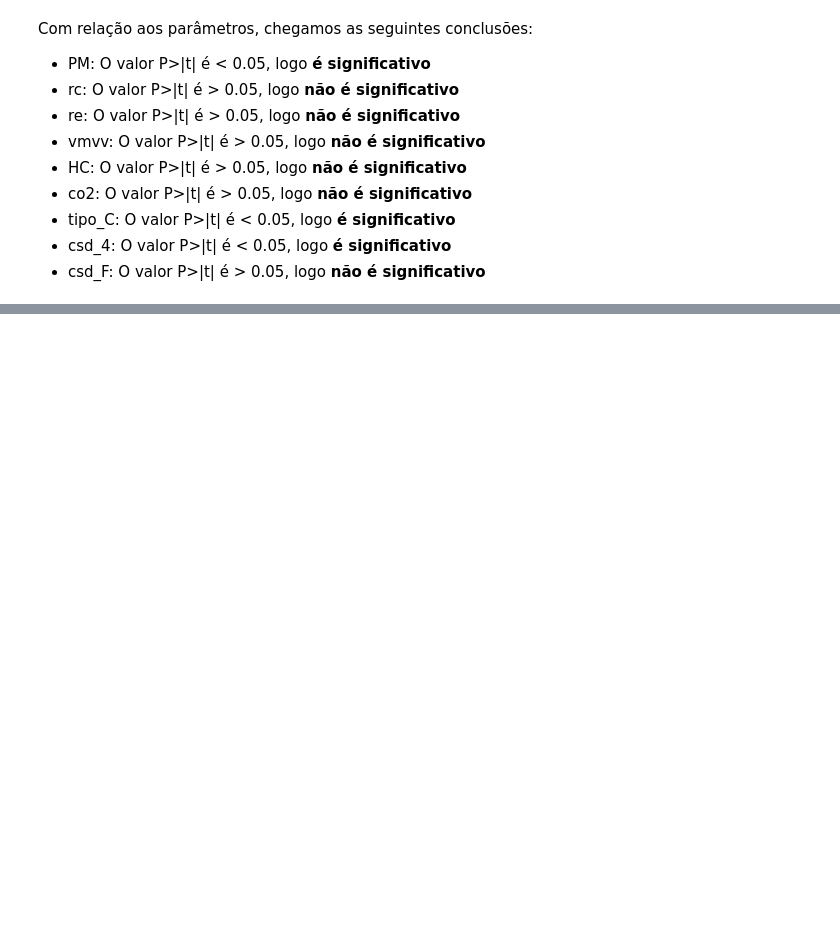
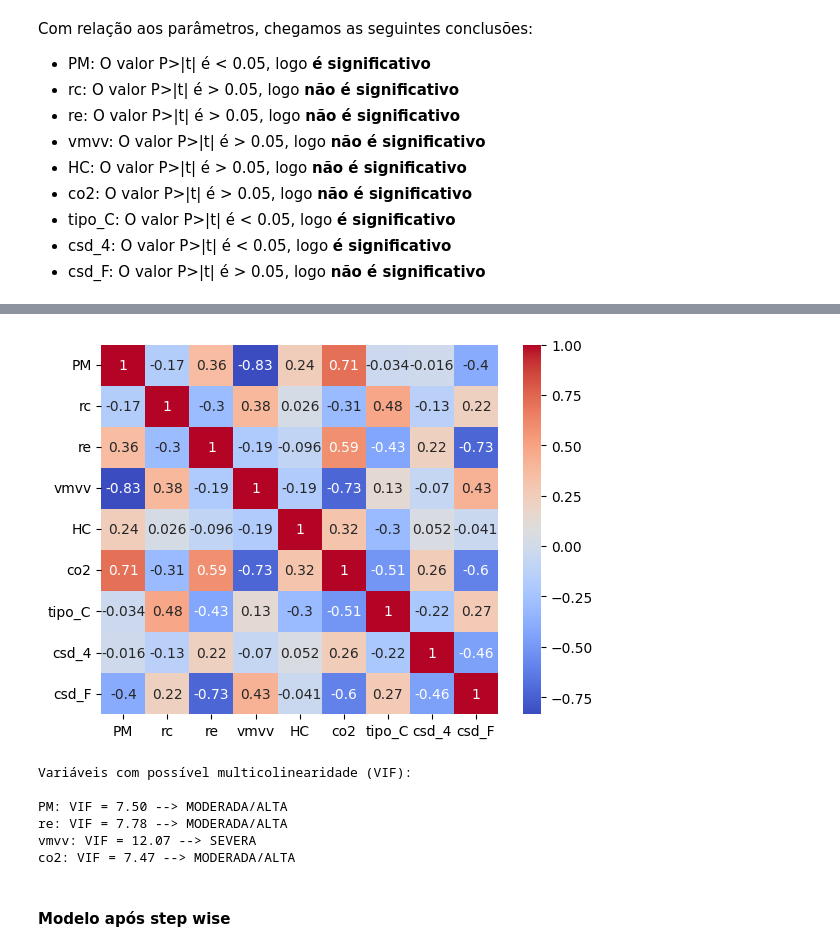
Before and after one commit to guiandradedev/tcd-car-consumption, a Jupyter notebook: analyze.ipynb, the cells around one changed output, grey strips where cells are left out. Cells and saved outputs as stored; diff of their text form; code cells hidden in the pictures; blank space fills up the shorter version.

```diff
--- a/analyze.ipynb
+++ b/analyze.ipynb
@@ -383,0 +516,17 @@ Com relação aos parâmetros, chegamos as seguintes conclusões:
+# %%
+X1 = df.drop(columns='mpg')
+
+X1 = sm.add_constant(X1)
+
+vif1 = pd.Series(
+    [variance_inflation_factor(X1.values, i)
+     for i in range(X1.shape[1])],
+    index=X1.columns
+)
+
+tolerance1 = 1 / vif1
+
+vif_tolerance = pd.concat([vif1, tolerance1],
+          axis=1,
+          keys=['VIF', 'Tolerance'])
+vif_tolerance
@@ -383,0 +545,33 @@ Com relação aos parâmetros, chegamos as seguintes conclusões:
+# %%
+corr = X1.drop(columns='const').corr()
+
+sns.heatmap(corr, annot=True, cmap='coolwarm')
+plt.show()
+# %% [output]
+[figure, added]
+# %%
+print("Variáveis com possível multicolinearidade (VIF):\n")
+
+for variavel, valor in vif1.items():
+
+    if variavel != 'const':
+
+        if valor > 10:
+            nivel = "SEVERA"
+
+        elif valor > 5:
+            nivel = "MODERADA/ALTA"
+
+        else:
+            continue
+
+        print(f"{variavel}: VIF = {valor:.2f} --> {nivel}")
+# %% [output]
+Variáveis com possível multicolinearidade (VIF):
+
+PM: VIF = 7.50 --> MODERADA/ALTA
+re: VIF = 7.78 --> MODERADA/ALTA
+vmvv: VIF = 12.07 --> SEVERA
+co2: VIF = 7.47 --> MODERADA/ALTA
+# %% [markdown]
+#### Modelo após step wise
```
Also changed, not shown: parts of 28 cells of this notebook.
